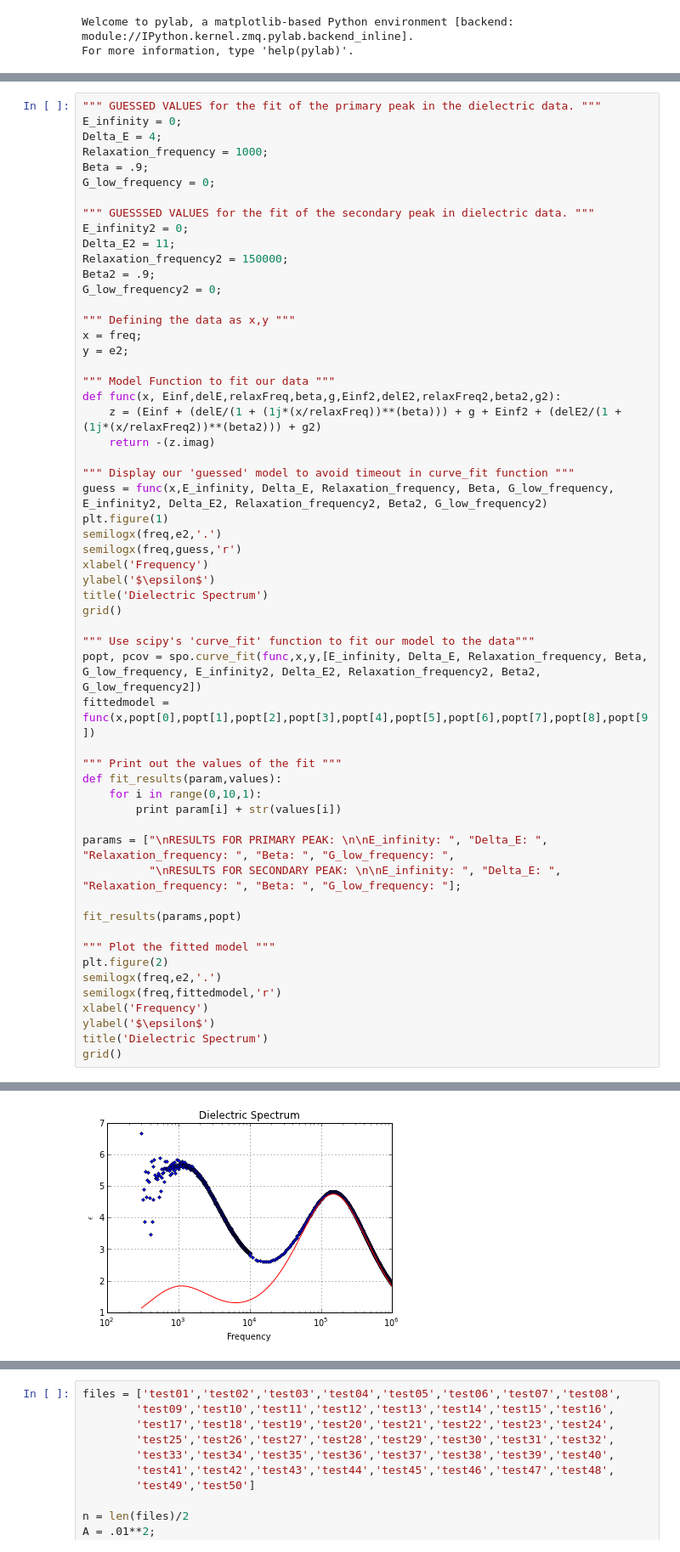
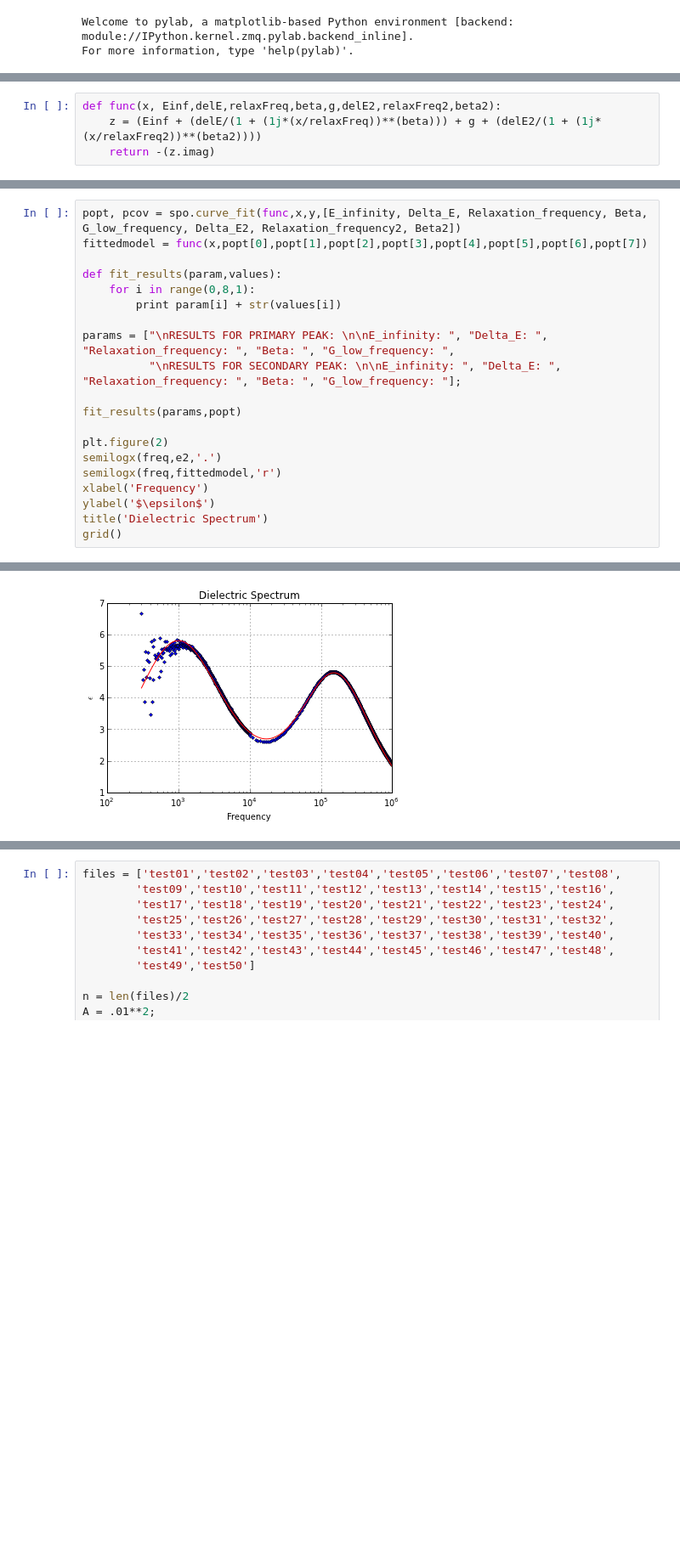
Before and after one commit to Zsailer/calpolythesis, a Jupyter notebook: notebooks/Results and Analysis I - Obtaining LC Dielectric Spectrum.ipynb, the cells around one changed output, grey strips where cells are left out. Shown at 85% size. Saved outputs shown, nothing was run; the diff lists cells and outputs as text; blank space fills up the shorter version.

```diff
--- a/notebooks/Results and Analysis I - Obtaining LC Dielectric Spectrum.ipynb
+++ b/notebooks/Results and Analysis I - Obtaining LC Dielectric Spectrum.ipynb
@@ -80,0 +106,4 @@ Use fitted model to determine the dielectric parameters and susceptibility. Exam
+# %%
+def func(x, Einf,delE,relaxFreq,beta,g,delE2,relaxFreq2,beta2):
+    z = (Einf + (delE/(1 + (1j*(x/relaxFreq))**(beta))) + g + (delE2/(1 + (1j*(x/relaxFreq2))**(beta2))))
+    return -(z.imag)
@@ -81,44 +127,9 @@ Use fitted model to determine the dielectric parameters and susceptibility. Exam
 # %%
-""" GUESSED VALUES for the fit of the primary peak in the dielectric data. """
-E_infinity = 0;
-Delta_E = 4;
-Relaxation_frequency = 1000;
-Beta = .9;
-G_low_frequency = 0;
+popt, pcov = spo.curve_fit(func,x,y,[E_infinity, Delta_E, Relaxation_frequency, Beta, G_low_frequency, Delta_E2, Relaxation_frequency2, Beta2])
+fittedmodel = func(x,popt[0],popt[1],popt[2],popt[3],popt[4],popt[5],popt[6],popt[7])
 
-""" GUESSSED VALUES for the fit of the secondary peak in dielectric data. """
-E_infinity2 = 0;
-Delta_E2 = 11;
-Relaxation_frequency2 = 150000;
-Beta2 = .9;
-G_low_frequency2 = 0;
-
-""" Defining the data as x,y """
-x = freq;
-y = e2;
-
-""" Model Function to fit our data """
-def func(x, Einf,delE,relaxFreq,beta,g,Einf2,delE2,relaxFreq2,beta2,g2):
-    z = (Einf + (delE/(1 + (1j*(x/relaxFreq))**(beta))) + g + Einf2 + (delE2/(1 + (1j*(x/relaxFreq2))**(beta2))) + g2)
-    return -(z.imag)
-
-""" Display our 'guessed' model to avoid timeout in curve_fit function """
-guess = func(x,E_infinity, Delta_E, Relaxation_frequency, Beta, G_low_frequency, E_infinity2, Delta_E2, Relaxation_frequency2, Beta2, G_low_frequency2)
-plt.figure(1)
-semilogx(freq,e2,'.')
-semilogx(freq,guess,'r')
-xlabel('Frequency')
-ylabel('$\epsilon$')
-title('Dielectric Spectrum')
-grid()
-
-""" Use scipy's 'curve_fit' function to fit our model to the data"""
-popt, pcov = spo.curve_fit(func,x,y,[E_infinity, Delta_E, Relaxation_frequency, Beta, G_low_frequency, E_infinity2, Delta_E2, Relaxation_frequency2, Beta2, G_low_frequency2])
-fittedmodel = func(x,popt[0],popt[1],popt[2],popt[3],popt[4],popt[5],popt[6],popt[7],popt[8],popt[9])
-
-""" Print out the values of the fit """
 def fit_results(param,values):
-    for i in range(0,10,1):
+    for i in range(0,8,1):
         print param[i] + str(values[i])
 
 params = ["\nRESULTS FOR PRIMARY PEAK: \n\nE_infinity: ", "Delta_E: ", "Relaxation_frequency: ", "Beta: ", "G_low_frequency: ",
@@ -126,7 +137,6 @@ params = ["\nRESULTS FOR PRIMARY PEAK: \n\nE_infinity: ", "Delta_E: ", "Relaxati
 
 fit_results(params,popt)
 
-""" Plot the fitted model """
 plt.figure(2)
 semilogx(freq,e2,'.')
 semilogx(freq,fittedmodel,'r')
@@ -153 +161 @@ G_low_frequency: 0.0
-[figure, old version]
+[figure, new version]
```
Also changed, not shown: parts of 17 cells of this notebook, 2 other files.
